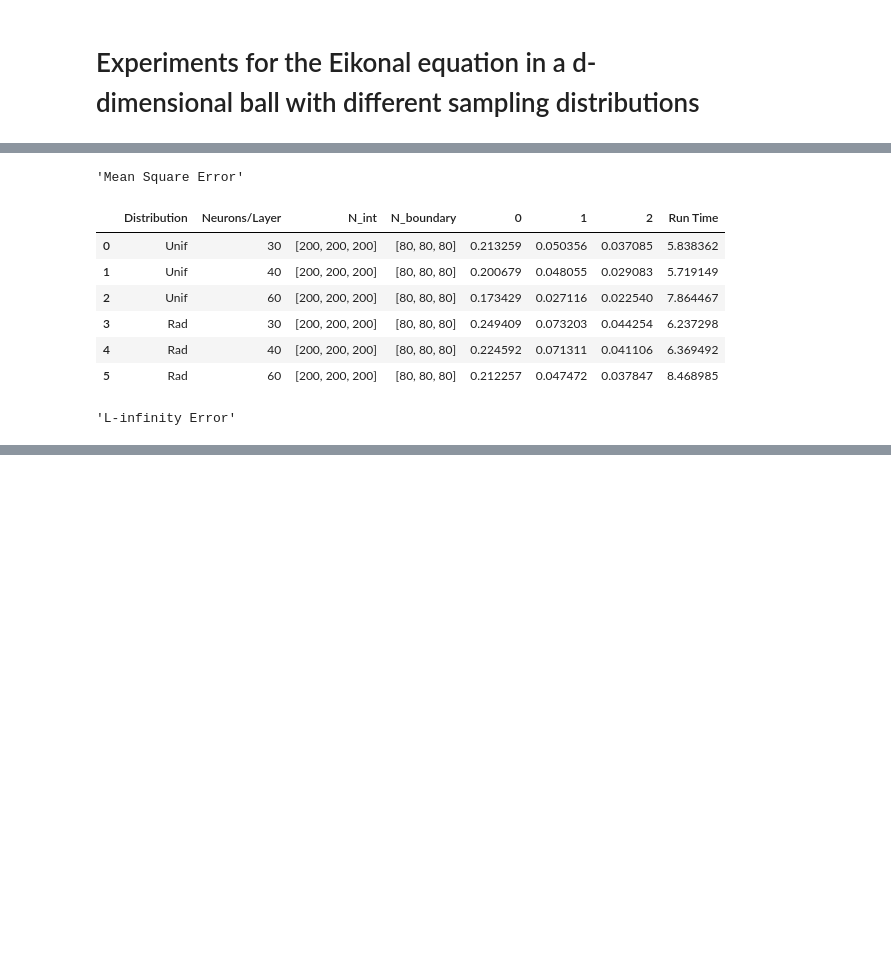
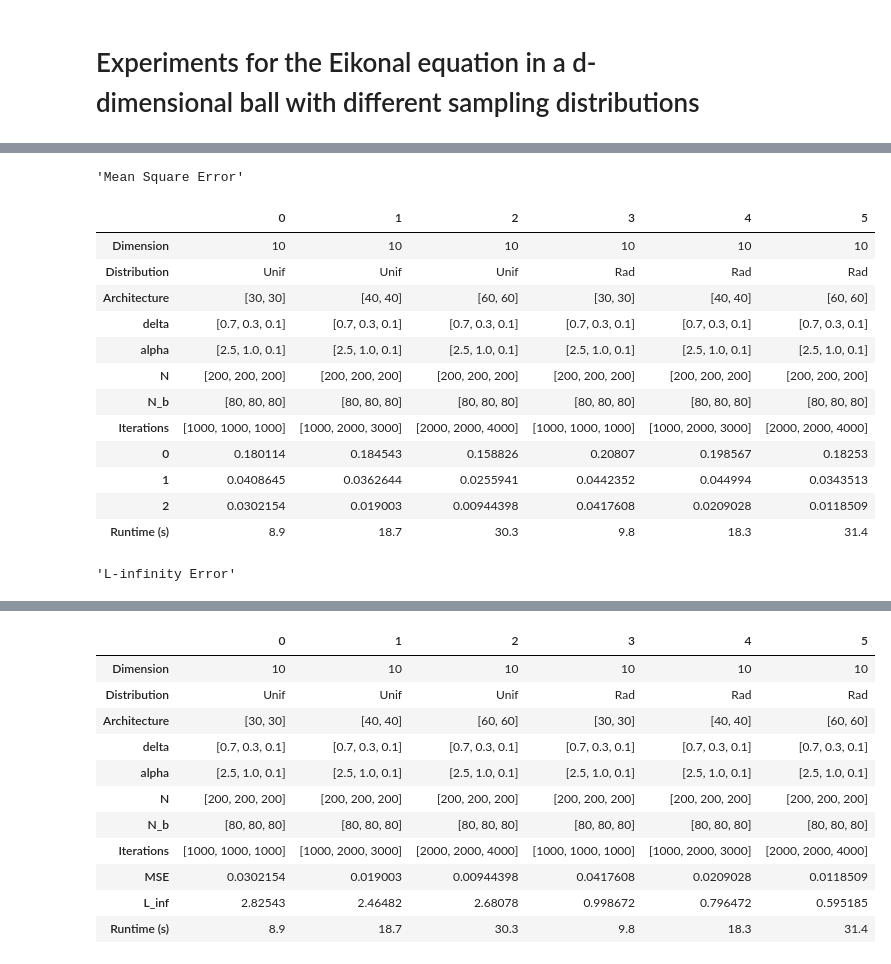
Before and after one commit to utkaiser/HamiltonJacobi_LeastSquares_LxF_NNs, a Jupyter notebook: Notebooks/Eikonal_d_ball.ipynb, the cells around one changed output, grey strips where cells are left out. Drawn from its saved outputs; the diff is of its cells as text; code cells hidden in the pictures; blank space fills up the shorter version.

```diff
--- a/Notebooks/Eikonal_d_ball.ipynb
+++ b/Notebooks/Eikonal_d_ball.ipynb
@@ -65,16 +71,20 @@ run_times = torch.zeros([n_experiments])
 
 
 for j in range(n_experiments):
-    t0 = t()
-
 
     if distr_list[j] == 0:
         domain = data_gen_ball_unif(radii, dim_list[j])
     elif distr_list[j] == 1:
         domain = data_gen_ball(radii, dim_list[j])
 
-    NN = FCFF_3L([dim_list[j]] + 2*[n_list[j]])
+    if len(arch_list[j]) == 2:
+        NN = FCFF_3L([dim_list[j]] + arch_list[j])
+    else:
+        NN = FCFF_4L([dim_list[j]] + arch_list[j])
+
     training_params['optimizer'] = optim.SGD(NN.parameters(), lr = .02, momentum = .2)
+
+    time = 0.
 
     for i in range(rounds):
 
@@ -85,15 +95,17 @@ for j in range(n_experiments):
         training_params['n_boundary_points'] = N_b_list[j][i]
         training_params['num_iterations'] = num_iterations_list[j][i]
 
+        t0 = t()
         total_loss, PDE_loss, boundary_loss = train(NN, domain, training_params)
+        time += t() - t0
 
-        MC_points = int(1e5) # Number of grid points for comparison with the ground truth
+        MC_points = int(1e6) # Number of grid points for comparison with the ground truth
         MSE, L_inf = error_ball(NN, max(radii), MC_points)
 
         MSE_history[j,i] = MSE
         L_inf_error_history[j,i] = L_inf
 
-    run_times[j] = t() - t0
+    run_times[j] = time
 
     plt.plot(MSE_history[j])
     plt.title('Mean Square Error')
@@ -126,36 +138,54 @@ for j in range(n_experiments):
 # %%
 import pandas as pd
 import numpy as np
 
 distr_list_tab = []
 
 for i in range(len(distr_list)):
     if distr_list[i]==0:
         distr_list_tab.append('Unif')
     elif distr_list[i]==1:
         distr_list_tab.append('Rad')
 
 
-sampling_sizes = pd.DataFrame({'Distribution': distr_list_tab,
-                               'Neurons/Layer': n_list,
-                               'N_int': N_col_list,
-                               'N_boundary': N_b_list})
+training_features = pd.DataFrame({'Dimension': dim_list,
+                               'Distribution': distr_list_tab,
+                               'Architecture': arch_list,
+                               'delta': delta_list,
+                               'alpha': alpha_list,
+                               'N': N_col_list,
+                               'N_b': N_b_list,
+                               'Iterations': num_iterations_list})
 
-run_T = pd.DataFrame({'Run Time': np.array(run_times)})
+run_T = pd.DataFrame({'Runtime (s)': np.array(run_times)}).round(1)
 
 results_MSE = pd.DataFrame(np.array(MSE_history))
 results_Linf = pd.DataFrame(np.array(L_inf_error_history))
 
 
-display('Mean Square Error', sampling_sizes.join(results_MSE).join(run_T))
-display('L-infinity Error', sampling_sizes.join(results_Linf).join(run_T))
+display('Mean Square Error', training_features.join(results_MSE).join(run_T).transpose())
+display('L-infinity Error', training_features.join(results_Linf).join(run_T).transpose())
+
+# One table
+MSE = np.expand_dims(np.array(MSE_history[:,-1]), axis = 1)
+L_inf_error = np.expand_dims(np.array(L_inf_error_history[:,-1]), axis = 1)
+errors = np.concatenate((MSE, L_inf_error), axis = 1)
+results = pd.DataFrame(errors,  columns = ['MSE', 'L_inf'])
+
+display(training_features.join(results).join(run_T).transpose())
 # %% [output]
 'Mean Square Error'
-|  | Distribution | Neurons/Layer | N_int | N_boundary | 0 | 1 | 2 | Run Time |
-| 0 | Unif | 30 | [200, 200, 200] | [80, 80, 80] | 0.213259 | 0.050356 | 0.037085 | 5.838362 |
-| 1 | Unif | 40 | [200, 200, 200] | [80, 80, 80] | 0.200679 | 0.048055 | 0.029083 | 5.719149 |
-| 2 | Unif | 60 | [200, 200, 200] | [80, 80, 80] | 0.173429 | 0.027116 | 0.022540 | 7.864467 |
-| 3 | Rad | 30 | [200, 200, 200] | [80, 80, 80] | 0.249409 | 0.073203 | 0.044254 | 6.237298 |
-| 4 | Rad | 40 | [200, 200, 200] | [80, 80, 80] | 0.224592 | 0.071311 | 0.041106 | 6.369492 |
-| 5 | Rad | 60 | [200, 200, 200] | [80, 80, 80] | 0.212257 | 0.047472 | 0.037847 | 8.468985 |
+|  | 0 | 1 | 2 | 3 | 4 | 5 |
+| Dimension | 10 | 10 | 10 | 10 | 10 | 10 |
+| Distribution | Unif | Unif | Unif | Rad | Rad | Rad |
+| Architecture | [30, 30] | [40, 40] | [60, 60] | [30, 30] | [40, 40] | [60, 60] |
+| delta | [0.7, 0.3, 0.1] | [0.7, 0.3, 0.1] | [0.7, 0.3, 0.1] | [0.7, 0.3, 0.1] | [0.7, 0.3, 0.1] | [0.7, 0.3, 0.1] |
+| alpha | [2.5, 1.0, 0.1] | [2.5, 1.0, 0.1] | [2.5, 1.0, 0.1] | [2.5, 1.0, 0.1] | [2.5, 1.0, 0.1] | [2.5, 1.0, 0.1] |
+| N | [200, 200, 200] | [200, 200, 200] | [200, 200, 200] | [200, 200, 200] | [200, 200, 200] | [200, 200, 200] |
+| N_b | [80, 80, 80] | [80, 80, 80] | [80, 80, 80] | [80, 80, 80] | [80, 80, 80] | [80, 80, 80] |
+| Iterations | [1000, 1000, 1000] | [1000, 2000, 3000] | [2000, 2000, 4000] | [1000, 1000, 1000] | [1000, 2000, 3000] | [2000, 2000, 4000] |
+| 0 | 0.180114 | 0.184543 | 0.158826 | 0.20807 | 0.198567 | 0.18253 |
+| 1 | 0.0408645 | 0.0362644 | 0.0255941 | 0.0442352 | 0.044994 | 0.0343513 |
+| 2 | 0.0302154 | 0.019003 | 0.00944398 | 0.0417608 | 0.0209028 | 0.0118509 |
+| Runtime (s) | 8.9 | 18.7 | 30.3 | 9.8 | 18.3 | 31.4 |
 'L-infinity Error'
@@ -169 +205,13 @@ display('L-infinity Error', sampling_sizes.join(results_Linf).join(run_T))
+|  | 0 | 1 | 2 | 3 | 4 | 5 |
+| Dimension | 10 | 10 | 10 | 10 | 10 | 10 |
+| Distribution | Unif | Unif | Unif | Rad | Rad | Rad |
+| Architecture | [30, 30] | [40, 40] | [60, 60] | [30, 30] | [40, 40] | [60, 60] |
+| delta | [0.7, 0.3, 0.1] | [0.7, 0.3, 0.1] | [0.7, 0.3, 0.1] | [0.7, 0.3, 0.1] | [0.7, 0.3, 0.1] | [0.7, 0.3, 0.1] |
+| alpha | [2.5, 1.0, 0.1] | [2.5, 1.0, 0.1] | [2.5, 1.0, 0.1] | [2.5, 1.0, 0.1] | [2.5, 1.0, 0.1] | [2.5, 1.0, 0.1] |
+| N | [200, 200, 200] | [200, 200, 200] | [200, 200, 200] | [200, 200, 200] | [200, 200, 200] | [200, 200, 200] |
+| N_b | [80, 80, 80] | [80, 80, 80] | [80, 80, 80] | [80, 80, 80] | [80, 80, 80] | [80, 80, 80] |
+| Iterations | [1000, 1000, 1000] | [1000, 2000, 3000] | [2000, 2000, 4000] | [1000, 1000, 1000] | [1000, 2000, 3000] | [2000, 2000, 4000] |
+| MSE | 0.0302154 | 0.019003 | 0.00944398 | 0.0417608 | 0.0209028 | 0.0118509 |
+| L_inf | 2.82543 | 2.46482 | 2.68078 | 0.998672 | 0.796472 | 0.595185 |
+| Runtime (s) | 8.9 | 18.7 | 30.3 | 9.8 | 18.3 | 31.4 |
 # %%
```
Also changed, not shown: parts of 5 cells of this notebook, 5 other files.
